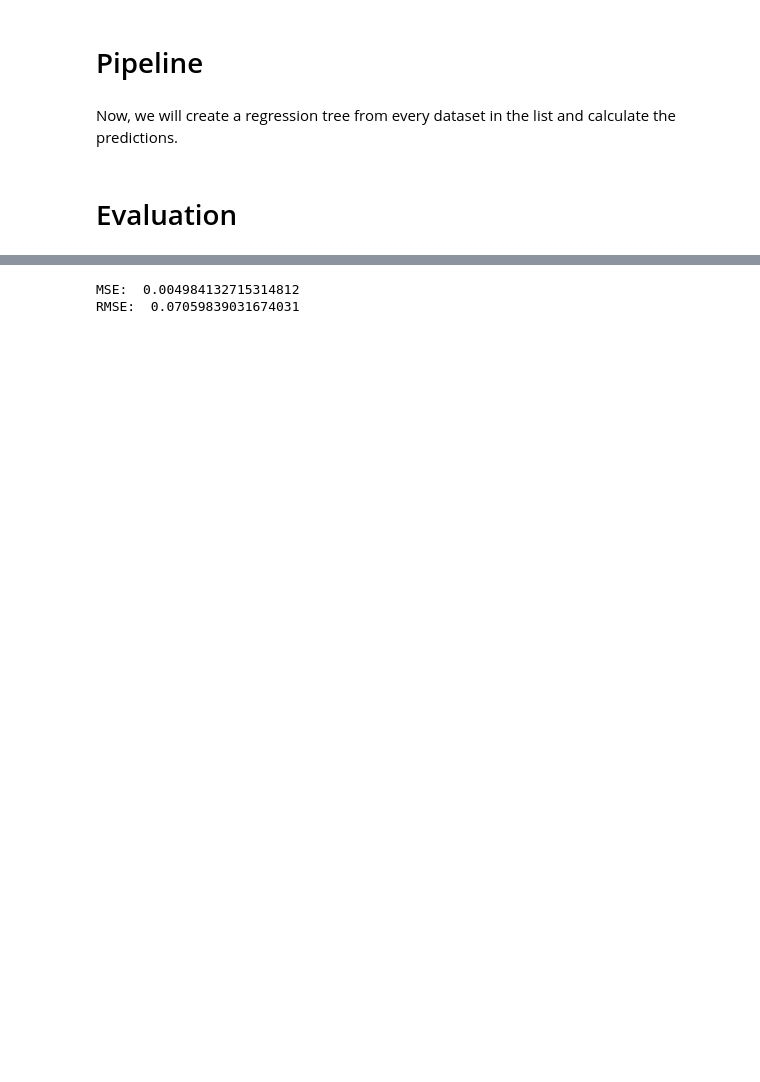
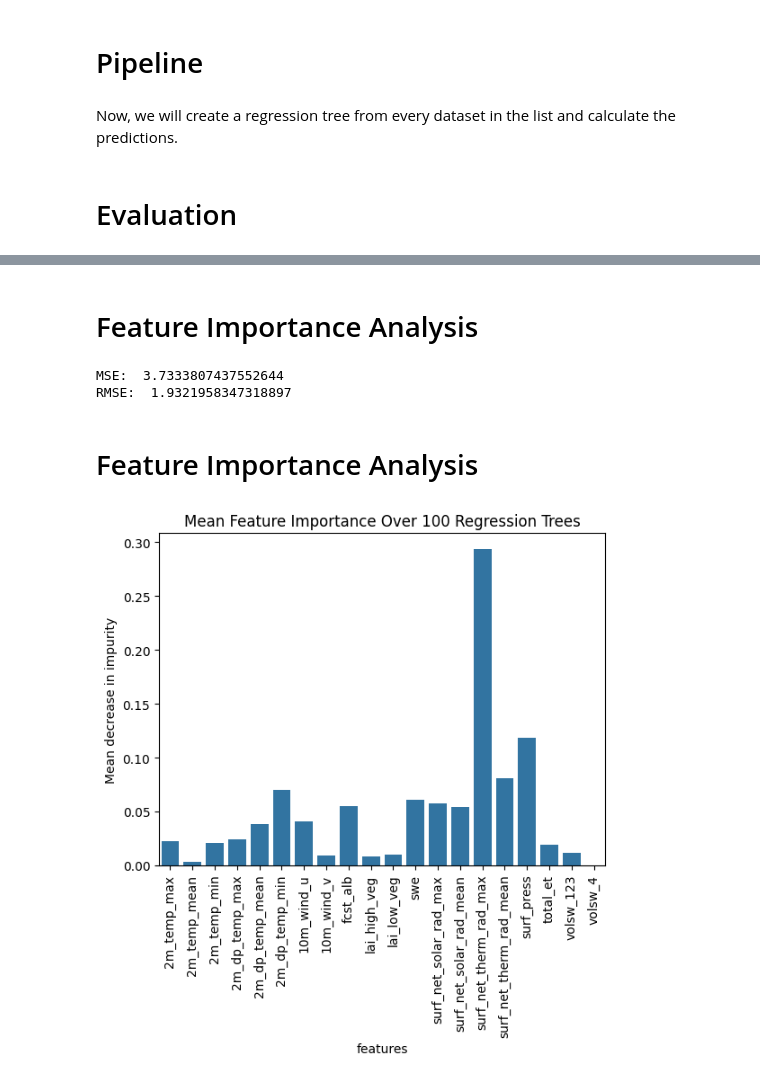
Before and after one commit to ant-le/precipitation_pred, a Jupyter notebook: anna/regression_trees.ipynb, the cells around one changed output, grey strips where cells are left out. Drawn from its saved outputs; the diff is of its cells as text; code cells hidden in the pictures; blank space fills up the shorter version.

Commit message:
added feature importance analysis, code cleanup

```diff
--- a/anna/regression_trees.ipynb
+++ b/anna/regression_trees.ipynb
@@ -107,13 +121,13 @@ for df in df_list:
 # %%
-y_pred = pd.DataFrame(predictions)
+pred_mean = pd.DataFrame(predictions).mean()
 
-y_true = []
-for i in range(len(test_values)):
-    y_true.append(np.array(test_values[0]).flatten())
+test_mean = []
+for i in range(len(target_values)):
+    test_mean.append(target_values[i]['prec'])
 
-y_true = pd.DataFrame(y_true)
-print("MSE: ", mean_squared_error(y_true.mean(), y_pred.mean()))
-print("RMSE: ", math.sqrt(mean_squared_error(y_true.mean(), y_pred.mean())))
+target_mean = pd.DataFrame(test_mean).mean()
+
+print("MSE: ", mean_squared_error(target_mean, pred_mean))
+print("RMSE: ", math.sqrt(mean_squared_error(target_mean, pred_mean)))
-# %% [output]
-MSE:  0.004984132715314812
-RMSE:  0.07059839031674031
+# %% [markdown]
+# Feature Importance Analysis
@@ -119,0 +151,35 @@ RMSE:  0.07059839031674031
+# %%
+pred_mean = pd.DataFrame(predictions).mean()
+
+test_mean = []
+for i in range(len(target_values)):
+    test_mean.append(target_values[i]['prec'])
+
+target_mean = pd.DataFrame(test_mean).mean()
+
+print("MSE: ", mean_squared_error(target_mean, pred_mean))
+print("RMSE: ", math.sqrt(mean_squared_error(target_mean, pred_mean)))
+# %% [output]
+MSE:  3.7333807437552644
+RMSE:  1.9321958347318897
+# %% [markdown]
+# Feature Importance Analysis
+# %%
+feature_names = [f"feature {i}" for i in range(X.shape[1])]
+
+forest_importances = pd.DataFrame(feature_importances).T
+forest_importances['features']= (['2m_temp_max', '2m_temp_mean', '2m_temp_min', '2m_dp_temp_max',
+       '2m_dp_temp_mean', '2m_dp_temp_min', '10m_wind_u', '10m_wind_v',
+       'fcst_alb', 'lai_high_veg', 'lai_low_veg', 'swe',
+       'surf_net_solar_rad_max', 'surf_net_solar_rad_mean',
+       'surf_net_therm_rad_max', 'surf_net_therm_rad_mean', 'surf_press',
+       'total_et', 'volsw_123', 'volsw_4'])
+
+forest_importances.set_index('features', inplace=True)
+
+sns.barplot(forest_importances.mean(axis=1)).set_title("Mean Feature Importance Over 100 Regression Trees")
+plt.ylabel("Mean decrease in impurity")
+plt.xticks(rotation=90)
+plt.show()
+# %% [output]
+[figure, added]
```
Also changed, not shown: parts of 6 cells of this notebook.
